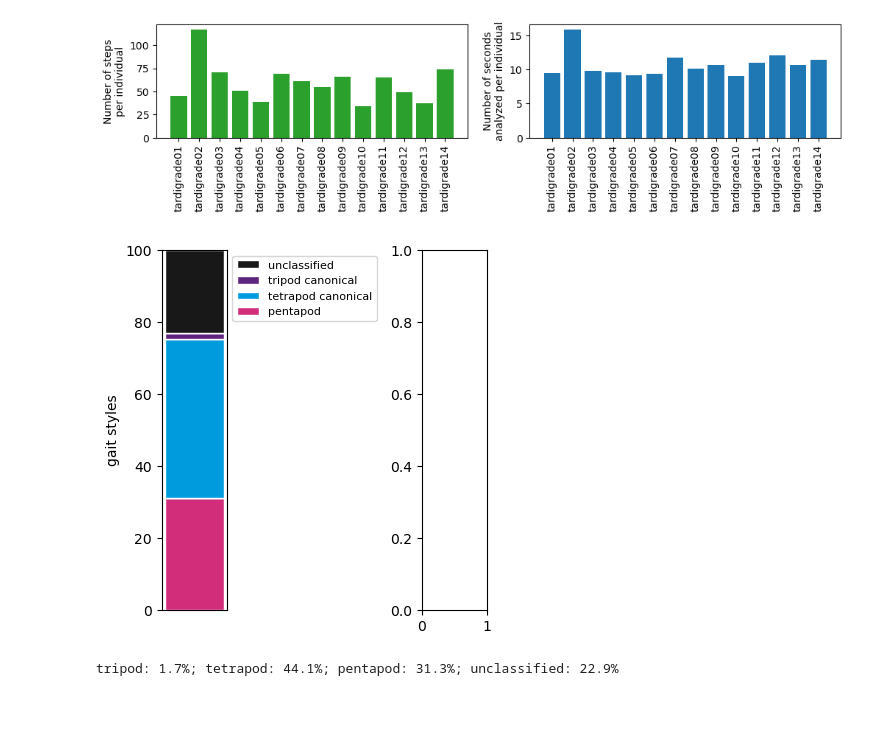
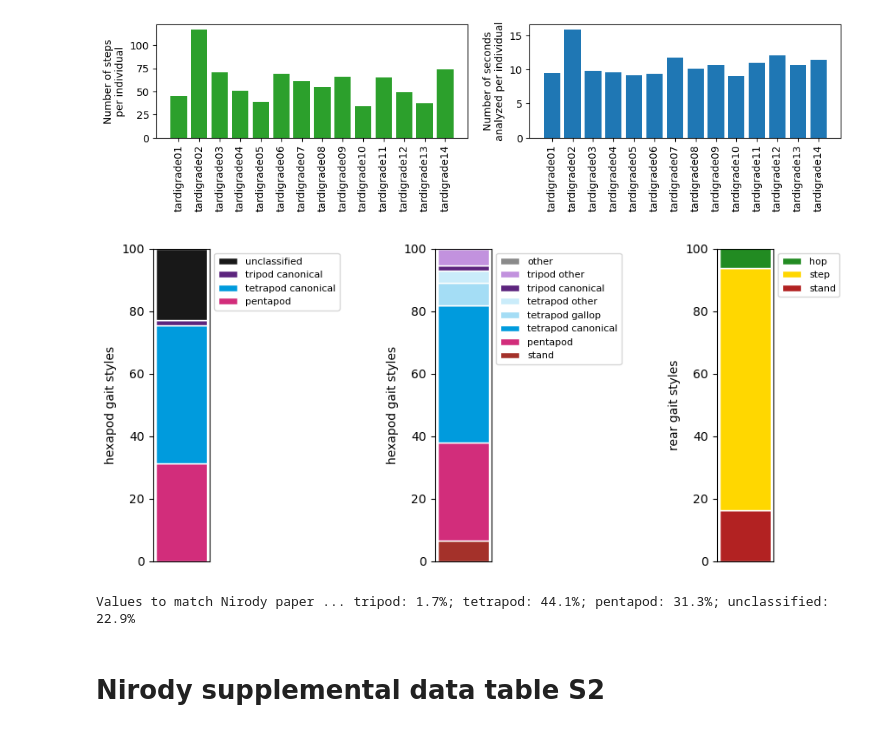
Before and after one commit to enwudz/gait, a Jupyter notebook: kinematics_overview.ipynb, the cells around one changed output. Cells and saved outputs as stored; diff of their text form; code cells hidden in the pictures.

```diff
--- a/kinematics_overview.ipynb
+++ b/kinematics_overview.ipynb
@@ -309,7 +309,7 @@ Number of individuals analyzed:   14
 Total number of cycles analyzed:  833
 [figure]
 # %%
-''' WORKING
+'''
 Nirody figure 1D ...
 Percentages in canonical hexapod gait categories
 They only report pentapod, canonical tripod, canonical tetrapod, and 'unclassified'
@@ -326,44 +326,73 @@ Can also report what the rear legs are doingd
 
 '''
 
+hexapod_color_dict = {'stand':'#a4312a', 'pentapod':'#d22d7b', 'tetrapod canonical':'#009bdd',
+                     'tetrapod gallop':'#a4ddf5', 'tetrapod other':'#caecfa',
+                      'tripod canonical':'#5d257e', 'tripod other':'#c292de',
+                      'unclassified':'#181818', 'other':'#8a8a8a'}
+bipod_color_dict = {'stand':'firebrick', 'step':'gold', 'hop':'forestgreen'}
+
 # load gait data from gait_styles sheet
 gait_df = pd.read_excel(data_file, sheet_name='gait_summaries', index_col=None)
 
 # Nirody reported values for hexapod gait (and hex colors)
 pentapod = np.mean(gait_df['% pentapod (lateral legs)'].values) # color = #d22d7b
 tetrapod_canonical = np.mean(gait_df['% tetrapod canonical (lateral legs)'].values) #009bdd
 tripod_canonical = np.mean(gait_df['% tripod canonical (lateral legs)'].values) #5d257e
 unclassified = 100 - (pentapod + tetrapod_canonical + tripod_canonical) #181818
 
 # Rest of the values for hexapod gait (and Nirody-adjacent colors)
+stand = np.mean(gait_df['% stand (lateral legs)'].values) #bf1717
 tetrapod_gallop = np.mean(gait_df['% tetrapod gallop (lateral legs)'].values) #a4ddf5
 tetrapod_other = np.mean(gait_df['% tetrapod other (lateral legs)'].values) #caecfa
 tripod_other = np.mean(gait_df['% tripod other (lateral legs)'].values) #c292de
 other = np.mean(gait_df['% other (lateral legs)'].values) #8a8a8a
 
+# Values for rear legs
+rear_stand = np.mean(gait_df['% stand (rear legs)'].values)
+rear_step = np.mean(gait_df['% step (rear legs)'].values)
+rear_hop = np.mean(gait_df['% hop (rear legs)'].values)
+
 # set up figure
 f = plt.figure(figsize=(13,4))
+hexapod_ylab = 'hexapod gait styles'
 
-# Nirody categories
+# Nirody hexapod categories
 ax1 = f.add_axes([0.05,0.05,0.05,0.9])
 groups = [['exemplaris 9Nov']]
 categories = ['pentapod','tetrapod canonical','tripod canonical','unclassified']
 proportions = [[pentapod, tetrapod_canonical, tripod_canonical, unclassified]]
-plot_colors = ['#d22d7b','#009bdd','#5d257e','#181818']
-ax1 = gaitFunctions.percentagesPlotWithLegend(ax1, groups, categories, proportions, plot_colors,'gait styles')
+plot_colors = [hexapod_color_dict[x] for x in categories]
+ax1 = gaitFunctions.percentagesPlotWithLegend(ax1, groups, categories, proportions, plot_colors, hexapod_ylab)
 
-# All categories
-ax1 = f.add_axes([0.3,0.05,0.05,0.9])
+# All hexapod categories
+ax2 = f.add_axes([0.3,0.05,0.05,0.9])
+categories = ['stand','pentapod','tetrapod canonical','tetrapod gallop','tetrapod other',
+              'tripod canonical','tripod other','other']
+proportions = [[stand, pentapod, tetrapod_canonical, tetrapod_gallop, tetrapod_other,
+                tripod_canonical, tripod_other, other]]
+plot_colors = [hexapod_color_dict[x] for x in categories]
+ax2 = gaitFunctions.percentagesPlotWithLegend(ax2, groups, categories, proportions, plot_colors, hexapod_ylab)
+
+# Rear categories
+ax3 = f.add_axes([0.55,0.05,0.05,0.9])
+categories = ['stand','step','hop']
+proportions = [[rear_stand, rear_step, rear_hop]]
+rear_plot_colors = [bipod_color_dict[x] for x in categories]
+ax3 = gaitFunctions.percentagesPlotWithLegend(ax3, groups, categories, proportions, rear_plot_colors, 'rear gait styles')
 
 plt.show()
 
-summary = ('tripod: ' + str(np.round(tripod_canonical,1)) + '%; ')
+summary = 'Values to match Nirody paper ... '
+summary += ('tripod: ' + str(np.round(tripod_canonical,1)) + '%; ')
 summary += ('tetrapod: ' + str(np.round(tetrapod_canonical,1)) + '%; ')
 summary += ('pentapod: ' + str(np.round(pentapod,1)) + '%; ')
 summary += ('unclassified: ' + str(np.round(unclassified,1)) + '%')
 print(summary)
 # %% [output]
-[figure, old version]
+[figure, new version]
-tripod: 1.7%; tetrapod: 44.1%; pentapod: 31.3%; unclassified: 22.9%
+Values to match Nirody paper ... tripod: 1.7%; tetrapod: 44.1%; pentapod: 31.3%; unclassified: 22.9%
+# %% [markdown]
+# Nirody supplemental data table S2
 # %%
 ''' WORKING
```
Also changed, not shown: parts of 2 cells of this notebook.
